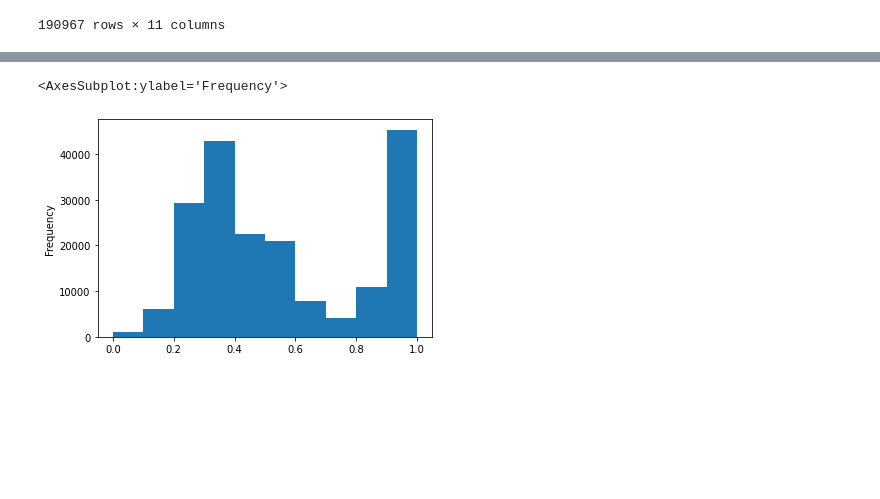
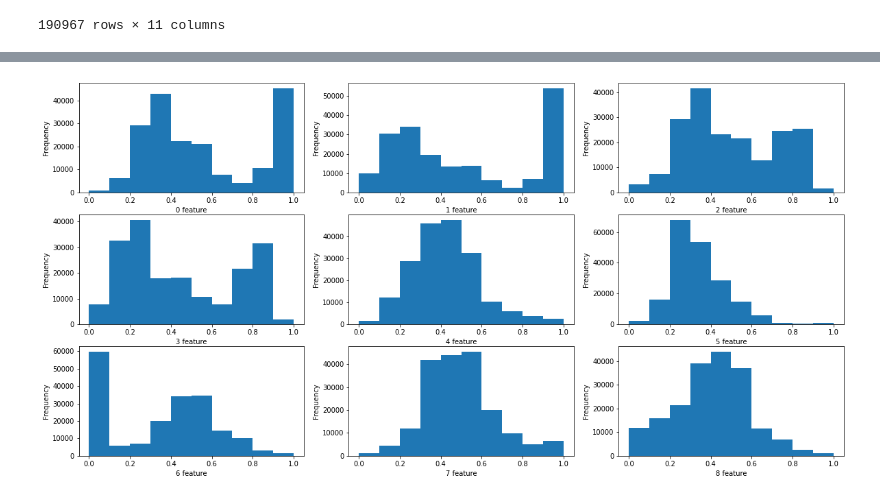
Before and after one commit to 31good/ML-Project, a Jupyter notebook: Machine Learning.ipynb, the cells around one changed output, grey strips where cells are left out. Cells and saved outputs as stored; diff of their text form; code cells hidden in the pictures; blank space fills up the shorter version.

```diff
--- a/Machine Learning.ipynb
+++ b/Machine Learning.ipynb
@@ -35,5 +38,7 @@ target_dict.plot(kind="bar")
-# %%
-df.iloc[:,0].plot(kind="hist")
-# %% [output]
-<AxesSubplot:ylabel='Frequency'>
-[figure, removed]
+# %%
+fig,ax=plt.subplots(3,3,figsize=(20,10))
+for index in range(0,9):
+    tmp=df.iloc[:,index].plot(ax=ax[index//3,index%3],kind="hist")
+    tmp.set_xlabel(str(index)+" feature" )
+# %% [output]
+[figure, added]
```
Also changed, not shown: parts of 12 cells of this notebook.
